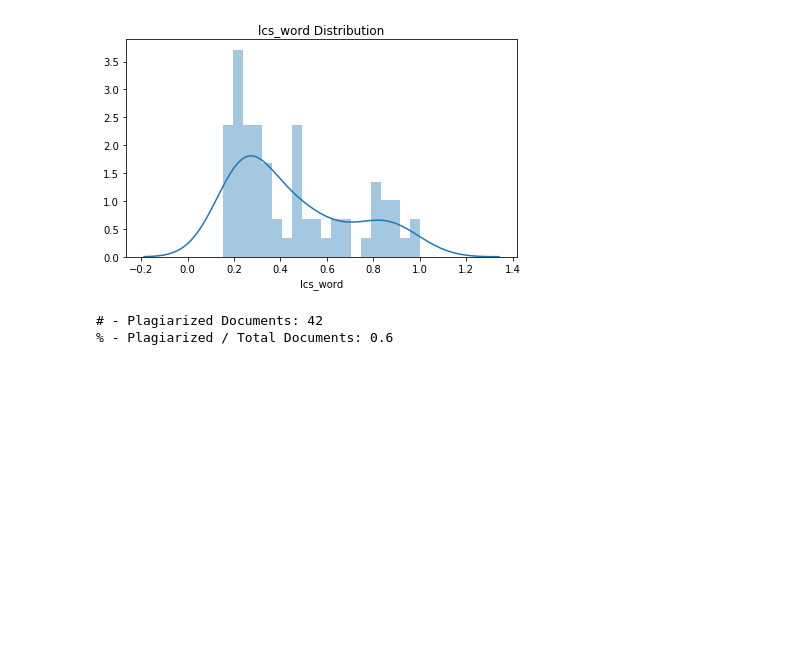
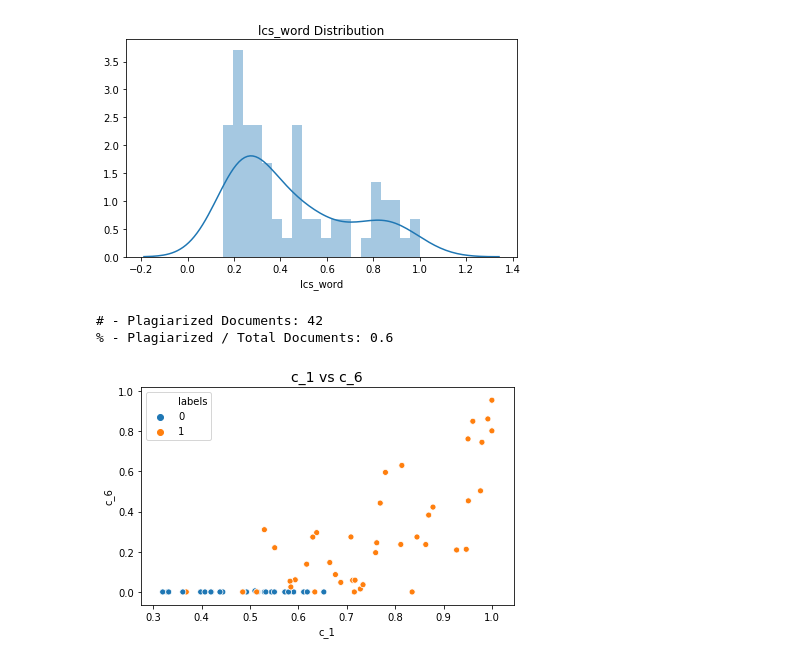
Before and after one commit to Morgan-Sell/plagiarism-detector, a Jupyter notebook: 2_Plagiarism_Feature_Engineering.ipynb, the cells around one changed output. Saved outputs shown, nothing was run; the diff lists cells and outputs as text; code cells hidden in the pictures; blank space fills up the shorter version.

```diff
--- a/2_Plagiarism_Feature_Engineering.ipynb
+++ b/2_Plagiarism_Feature_Engineering.ipynb
@@ -1012,3 +1032,7 @@ train_x_df.head()
 | 2 | 0.593583 | 0.060440 | 0.316062 |
 | 3 | 0.544503 | 0.000000 | 0.242574 |
 | 4 | 0.329502 | 0.000000 | 0.161172 |
+# %%
+train_y_df = pd.DataFrame(train_y, columns=['labels'])
+train_df = pd.concat([train_x_df, train_y_df], axis=1)
+train_df
@@ -1029,3 +1067,9 @@ print ('% - Plagiarized / Total Documents: {}'.format(n_plagiarized_train/len(tr
 # %% [output]
 # - Plagiarized Documents: 42
 % - Plagiarized / Total Documents: 0.6
+# %%
+sns.scatterplot(x='c_1', y='c_6', data=train_df, hue='labels')
+plt.title('c_1 vs c_6', fontsize=14)
+plt.tight_layout();
+# %% [output]
+[figure, added]
```
Also changed, not shown: parts of 4 cells of this notebook, 3 other files.
